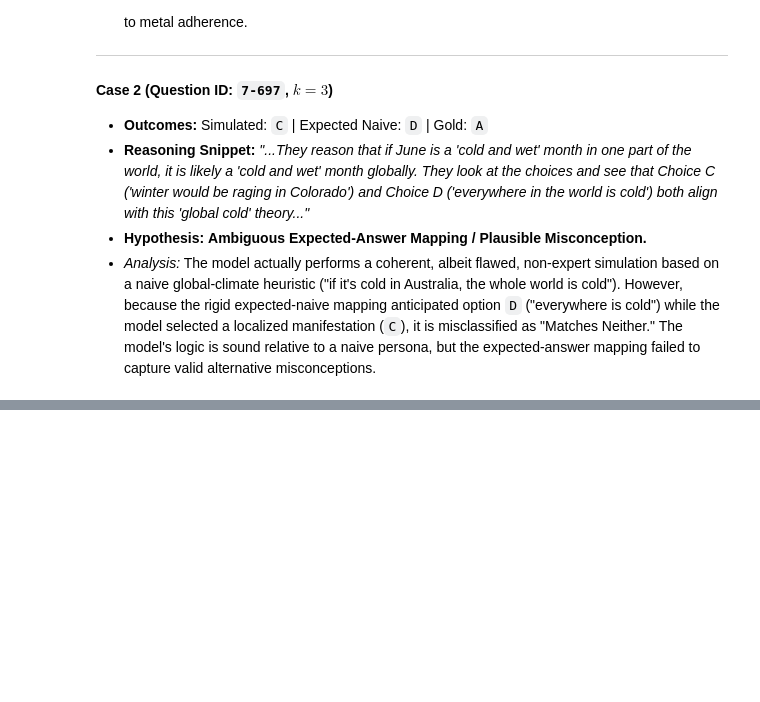
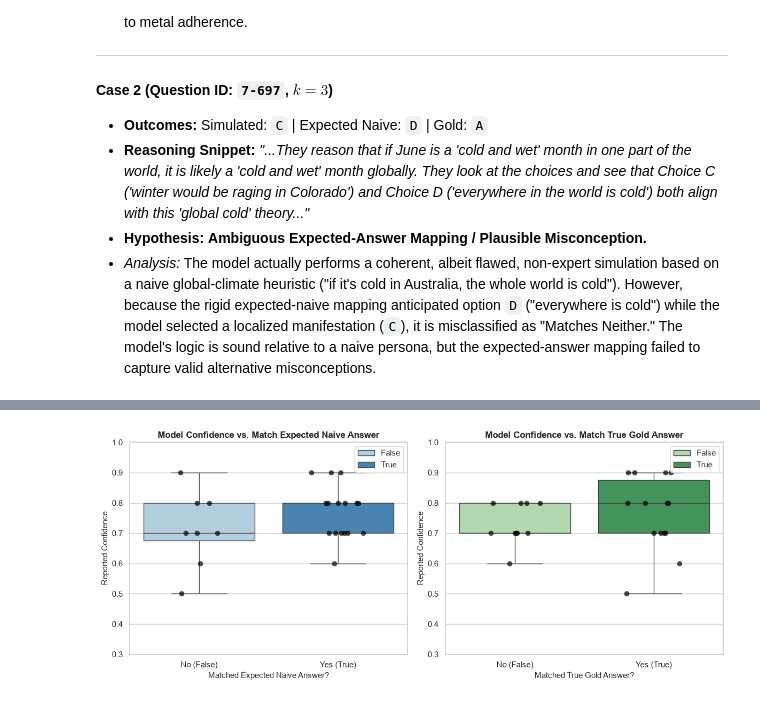
Before and after one commit to Parsa-Saeednia/UT-DataScience-Spring2026, a Jupyter notebook: Assignments/CA5/task3_Simulating_Human_Knowledge_Gaps_LLM.ipynb, the cells around one changed output, grey strips where cells are left out. Saved outputs shown, nothing was run; the diff lists cells and outputs as text; code cells hidden in the pictures; blank space fills up the shorter version.

```diff
--- a/Assignments/CA5/task3_Simulating_Human_Knowledge_Gaps_LLM.ipynb
+++ b/Assignments/CA5/task3_Simulating_Human_Knowledge_Gaps_LLM.ipynb
@@ -2367,0 +2438,92 @@ High-difficulty questions demand multi-step, mechanistic deductions. When core c
+# %%
+import pandas as pd
+import numpy as np
+import matplotlib.pyplot as plt
+import seaborn as sns
+
+sim_pilot = pd.read_csv('simulated_responses_pilot.csv')
+exp_pilot = pd.read_csv('expected_naive_answers_pilot.csv')
+
+sim_pilot['question_id'] = sim_pilot['question_id'].astype(str)
+exp_pilot['question_id'] = exp_pilot['question_id'].astype(str)
+
+strat_b_pilot = sim_pilot[sim_pilot['strategy'] == 'Strategy B'].copy()
+merged_df = pd.merge(
+    strat_b_pilot,
+    exp_pilot[['question_id', 'k', 'expected_answer']],
+    on=['question_id', 'k'],
+    how='inner'
+)
+
+merged_df['match_expected_naive'] = merged_df['simulated_answer'] == merged_df['expected_answer']
+merged_df['match_gold'] = merged_df['simulated_answer'] == merged_df['gold_answer']
+
+print("=== 6.2 CONFIDENCE CALIBRATION SUMMARY (STRATEGY B) ===")
+print("\n--- Confidence vs Matched Expected Naive Answer ---")
+stats_naive = merged_df.groupby('match_expected_naive')['confidence'].agg(['count', 'mean', 'median', 'std'])
+print(stats_naive)
+
+print("\n--- Confidence vs Matched True Gold Answer ---")
+stats_gold = merged_df.groupby('match_gold')['confidence'].agg(['count', 'mean', 'median', 'std'])
+print(stats_gold)
+
+sns.set_theme(style="whitegrid")
+fig, axes = plt.subplots(1, 2, figsize=(12, 5))
+
+sns.boxplot(
+    data=merged_df,
+    x='match_expected_naive',
+    y='confidence',
+    hue='match_expected_naive',
+    ax=axes[0],
+    palette='Blues'
+)
+if axes[0].get_legend() is not None:
+    axes[0].get_legend().remove()
+
+sns.stripplot(
+    data=merged_df,
+    x='match_expected_naive',
+    y='confidence',
+    ax=axes[0],
+    color='black',
+    alpha=0.7,
+    jitter=0.2,
+    size=7
+)
+axes[0].set_title("Model Confidence vs. Match Expected Naive Answer", fontsize=12, fontweight='bold')
+axes[0].set_xlabel("Matched Expected Naive Answer?", fontsize=11)
+axes[0].set_ylabel("Reported Confidence", fontsize=11)
+axes[0].set_xticks([0, 1], labels=['No (False)', 'Yes (True)'])
+axes[0].set_ylim(0.3, 1.0)
+
+sns.boxplot(
+    data=merged_df,
+    x='match_gold',
+    y='confidence',
+    hue='match_gold',
+    ax=axes[1],
+    palette='Greens'
+)
+if axes[1].get_legend() is not None:
+    axes[1].get_legend().remove()
+
+sns.stripplot(
+    data=merged_df,
+    x='match_gold',
+    y='confidence',
+    ax=axes[1],
+    color='black',
+    alpha=0.7,
+    jitter=0.2,
+    size=7
+)
+axes[1].set_title("Model Confidence vs. Match True Gold Answer", fontsize=12, fontweight='bold')
+axes[1].set_xlabel("Matched True Gold Answer?", fontsize=11)
+axes[1].set_ylabel("Reported Confidence", fontsize=11)
+axes[1].set_xticks([0, 1], labels=['No (False)', 'Yes (True)'])
+axes[1].set_ylim(0.3, 1.0)
+
+plt.tight_layout()
+plt.show()
+# %% [output]
@@ -2367,0 +2543 @@ High-difficulty questions demand multi-step, mechanistic deductions. When core c
+[figure, added]
```
Also changed, not shown: parts of 45 cells of this notebook.
